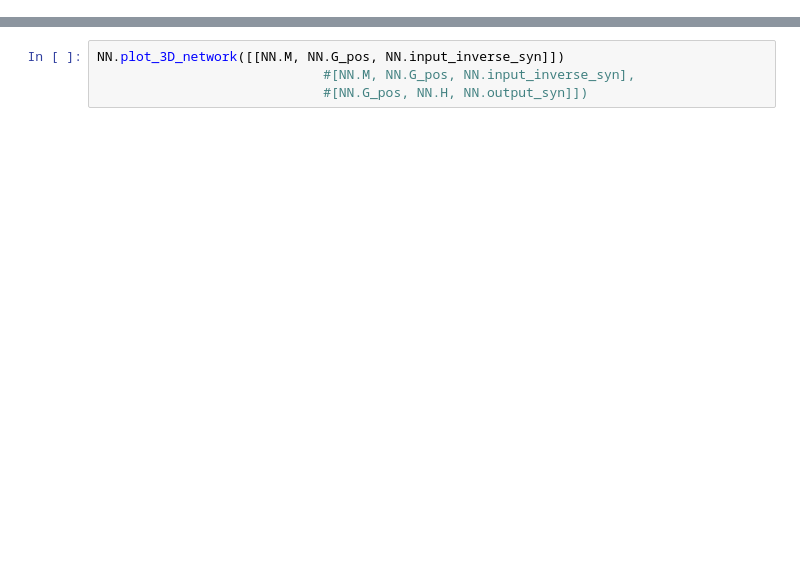
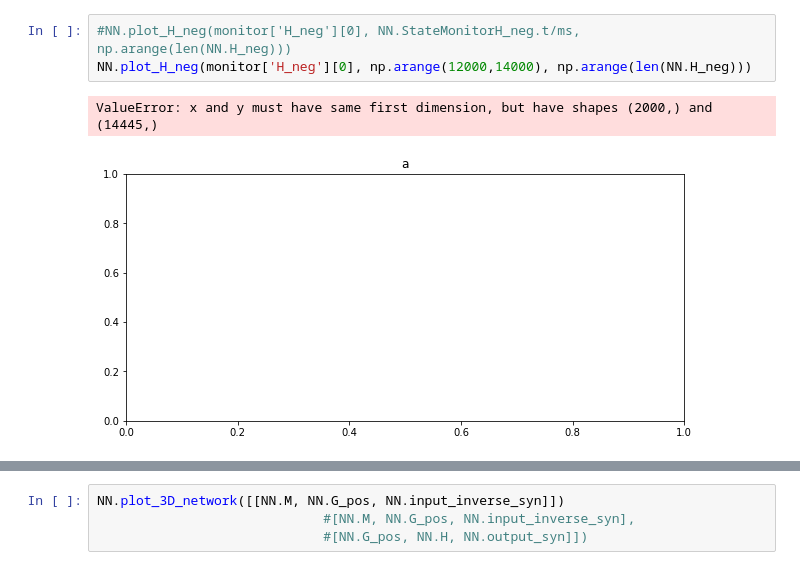
Before and after one commit to Dnekhaev/brian_projects, a Jupyter notebook: SpikingNN/DeepSpatialPerceptron.ipynb, the cells around one changed output, grey strips where cells are left out. Saved outputs shown, nothing was run; the diff lists cells and outputs as text; blank space fills up the shorter version.

```diff
--- a/SpikingNN/DeepSpatialPerceptron.ipynb
+++ b/SpikingNN/DeepSpatialPerceptron.ipynb
@@ -977,2 +1100,8 @@ NN.plot_H_pos(monitor['H_pos'][0], NN.StateMonitorH_pos.t/ms, np.arange(len(NN.H
+# %%
+#NN.plot_H_neg(monitor['H_neg'][0], NN.StateMonitorH_neg.t/ms, np.arange(len(NN.H_neg)))
+NN.plot_H_neg(monitor['H_neg'][0], np.arange(12000,14000), np.arange(len(NN.H_neg)))
+# %% [output]
+ValueError: x and y must have same first dimension, but have shapes (2000,) and (14445,)
+[figure, added]
 # %%
 NN.plot_G_pos(monitor['G_pos'][0], NN.StateMonitorG_pos.t/ms, np.arange(len(NN.G_pos)))
```
Also changed, not shown: parts of 16 cells of this notebook, 1 other file.
